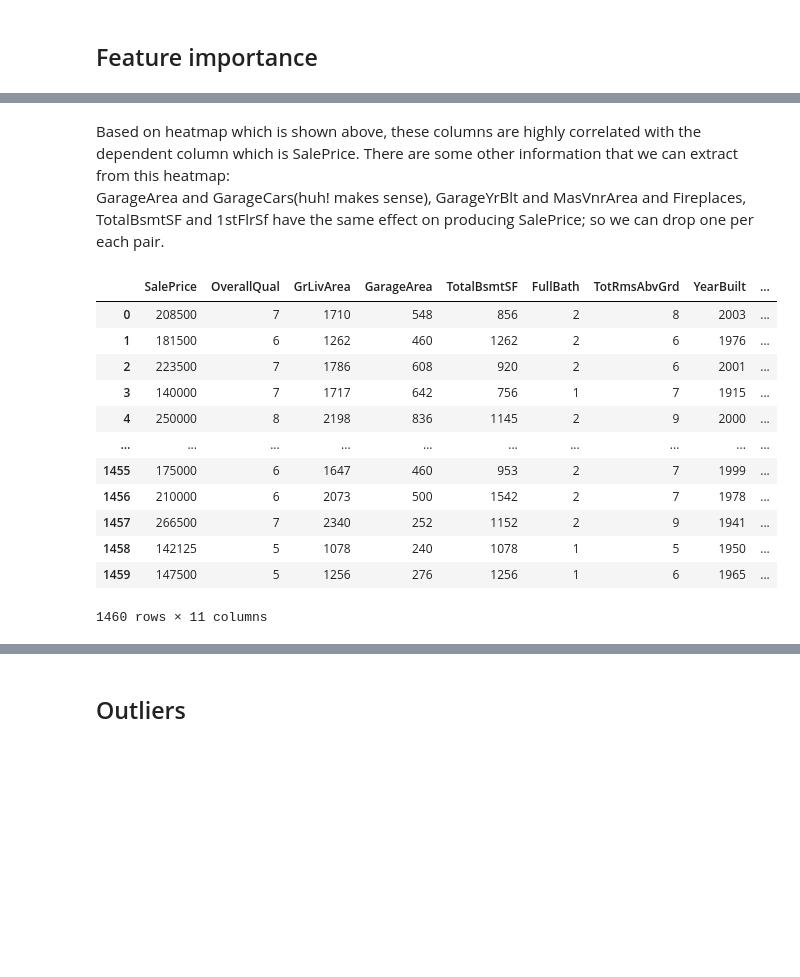
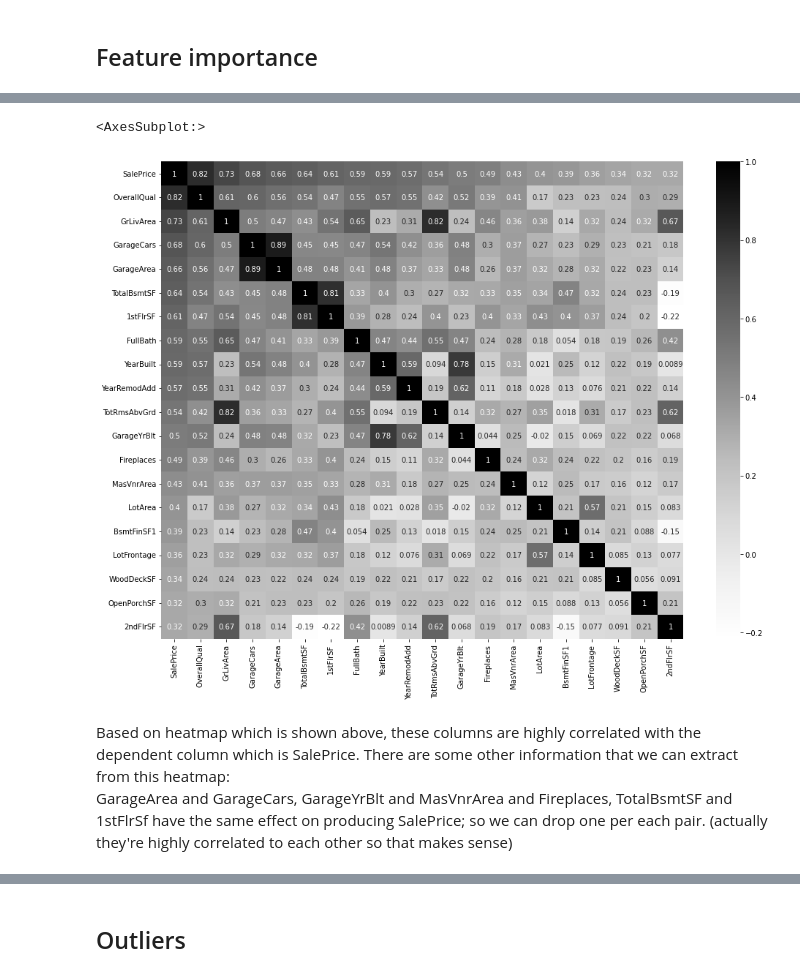
Before and after one commit to gha7all/DataScienceHub, a Jupyter notebook: week-1/housePrice_regression/price prediction.ipynb, the cells around one changed output, grey strips where cells are left out. Drawn from its saved outputs; the diff is of its cells as text; code cells hidden in the pictures; blank space fills up the shorter version.

```diff
--- a/week-1/housePrice_regression/price prediction.ipynb
+++ b/week-1/housePrice_regression/price prediction.ipynb
@@ -213,22 +229,14 @@ sns.heatmap(train_df[cols].corr(), cmap='Greys', annot=True)
+# %%
+# getting the features which are highly correlated to SalePrice
+
+cols = train_df.corr().nlargest(20, 'SalePrice')['SalePrice'].index
+
+plt.figure(figsize=(16, 12))
+sns.heatmap(train_df[cols].corr(), cmap='Greys', annot=True)
+# %% [output]
+<AxesSubplot:>
+[figure, added]
 # %% [markdown]
 Based on heatmap which is shown above, these columns are highly correlated with the dependent column which is SalePrice.
 There are some other information that we can extract from this heatmap: <br>
-GarageArea and GarageCars(huh! makes sense), GarageYrBlt and MasVnrArea and Fireplaces, TotalBsmtSF and 1stFlrSf have the same effect on producing SalePrice; so we can drop one per each pair.
+GarageArea and GarageCars, GarageYrBlt and MasVnrArea and Fireplaces, TotalBsmtSF and 1stFlrSf have the same effect on producing SalePrice; so we can drop one per each pair. (actually they're highly correlated to each other so that makes sense)
-# %%
-df = train_df[cols].drop([ 'GarageCars', '1stFlrSF'], axis=1)
-df['Id'] = train_df['Id']
-df
-# %% [output]
-|  | SalePrice | OverallQual | GrLivArea | GarageArea | TotalBsmtSF | FullBath | TotRmsAbvGrd | YearBuilt | ... |
-| 0 | 208500 | 7 | 1710 | 548 | 856 | 2 | 8 | 2003 | ... |
-| 1 | 181500 | 6 | 1262 | 460 | 1262 | 2 | 6 | 1976 | ... |
-| 2 | 223500 | 7 | 1786 | 608 | 920 | 2 | 6 | 2001 | ... |
-| 3 | 140000 | 7 | 1717 | 642 | 756 | 1 | 7 | 1915 | ... |
-| 4 | 250000 | 8 | 2198 | 836 | 1145 | 2 | 9 | 2000 | ... |
-| ... | ... | ... | ... | ... | ... | ... | ... | ... | ... |
-| 1455 | 175000 | 6 | 1647 | 460 | 953 | 2 | 7 | 1999 | ... |
-| 1456 | 210000 | 6 | 2073 | 500 | 1542 | 2 | 7 | 1978 | ... |
-| 1457 | 266500 | 7 | 2340 | 252 | 1152 | 2 | 9 | 1941 | ... |
-| 1458 | 142125 | 5 | 1078 | 240 | 1078 | 1 | 5 | 1950 | ... |
-| 1459 | 147500 | 5 | 1256 | 276 | 1256 | 1 | 6 | 1965 | ... |
-1460 rows × 11 columns
```
Also changed, not shown: parts of 46 cells of this notebook.
